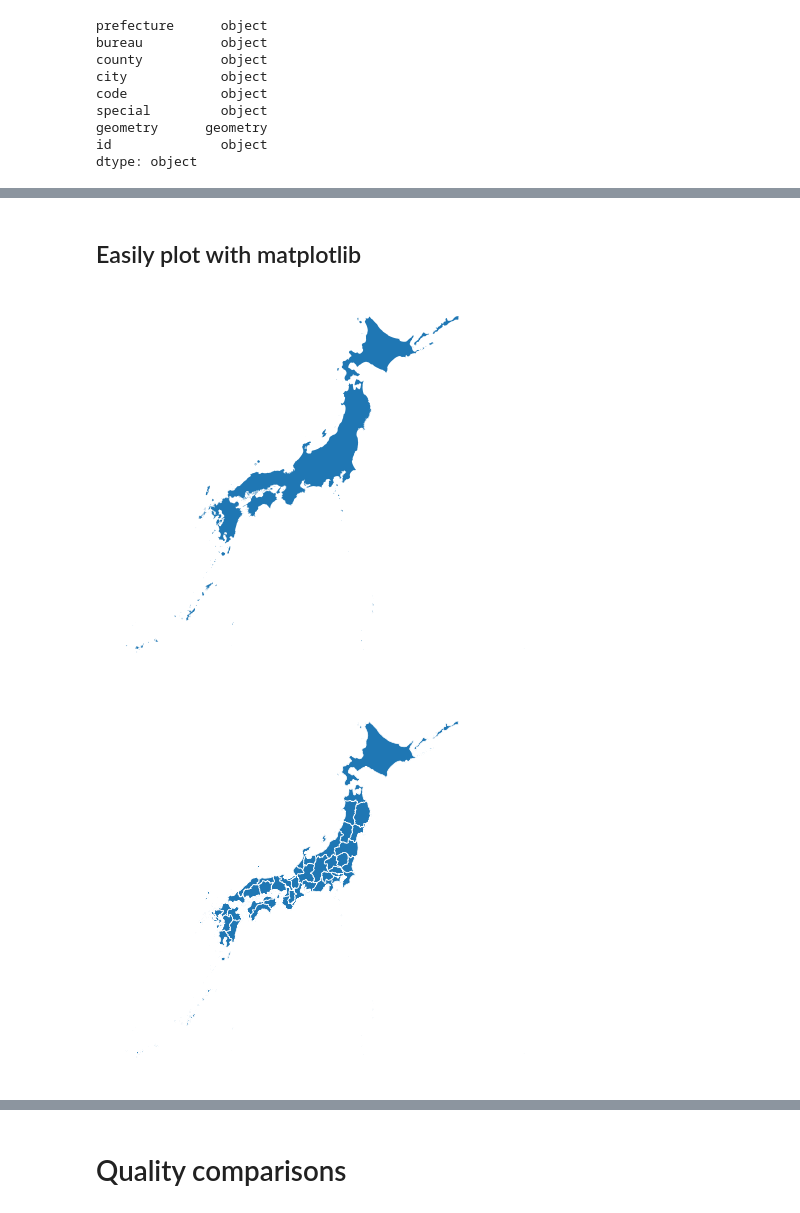
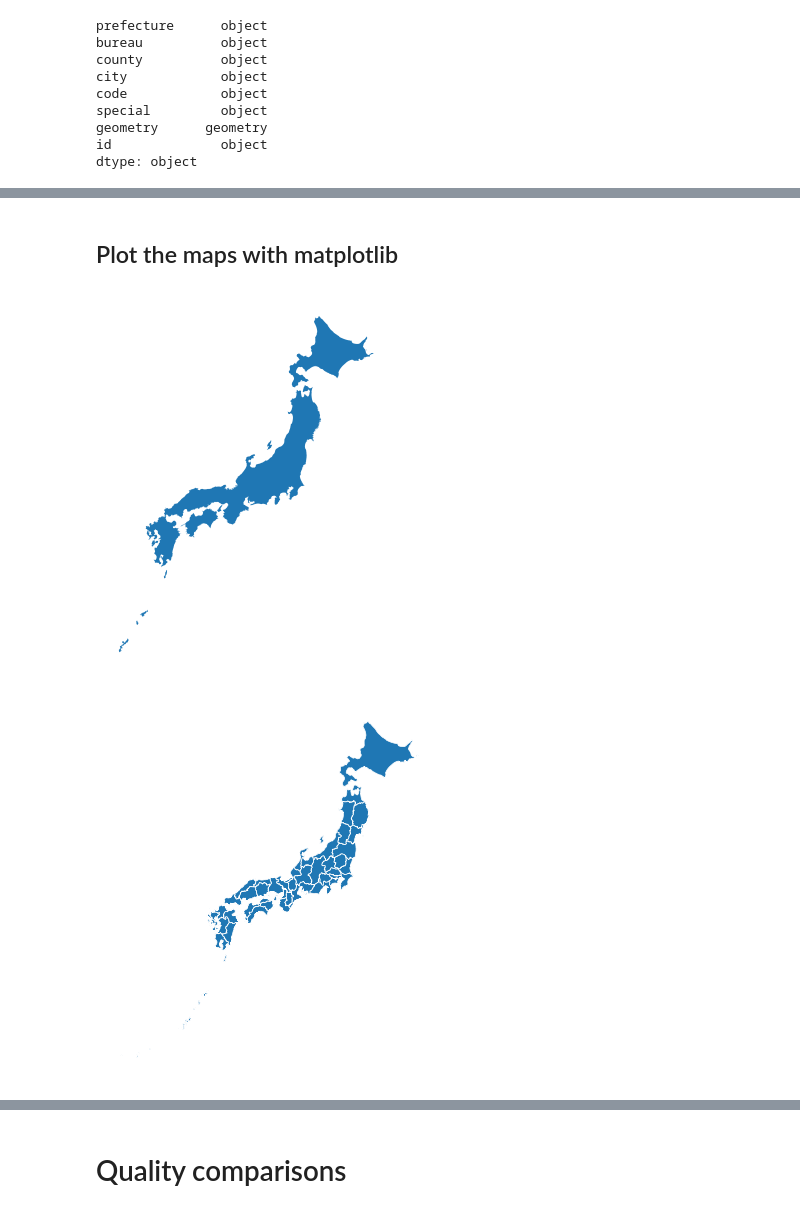
Before and after one commit to passaglia/japandata, a Jupyter notebook: notebooks/maps.ipynb, the cells around one changed output, grey strips where cells are left out. Drawn from its saved outputs; the diff is of its cells as text; code cells hidden in the pictures.

```diff
--- a/notebooks/maps.ipynb
+++ b/notebooks/maps.ipynb
@@ -91,4 +28,4 @@ dtype: object
 # %% [markdown]
-## Easily plot with matplotlib
+## Plot the maps with matplotlib
 # %%
 import os
@@ -98,18 +36,22 @@ filetypes = ["png"]
 PLOT_FOLDER = "./maps/"
 os.makedirs(PLOT_FOLDER, exist_ok=True)
 # %%
+japan_map = load_map(date=2022, scale="jp", quality="stylized")
+
 fig, ax = plt.subplots()
 japan_map.plot(ax=ax)
 ax.set_axis_off()
 for filetype in filetypes:
     fig.savefig(PLOT_FOLDER + "japan." + filetype, transparent=True)
 # %% [output]
-[figure, old version]
+[figure, new version]
 # %%
+pref_map = load_map(date=2022, scale="jp_pref", quality="stylized")
+
 fig, ax = plt.subplots()
 pref_map.plot(ax=ax, edgecolor="w", lw=0.5)
 ax.set_axis_off()
 for filetype in filetypes:
     fig.savefig(PLOT_FOLDER + "pref." + filetype, transparent=True)
 # %% [output]
-[figure, old version]
+[figure, new version]
```
Also changed, not shown: parts of 35 cells of this notebook, 3 other files.
